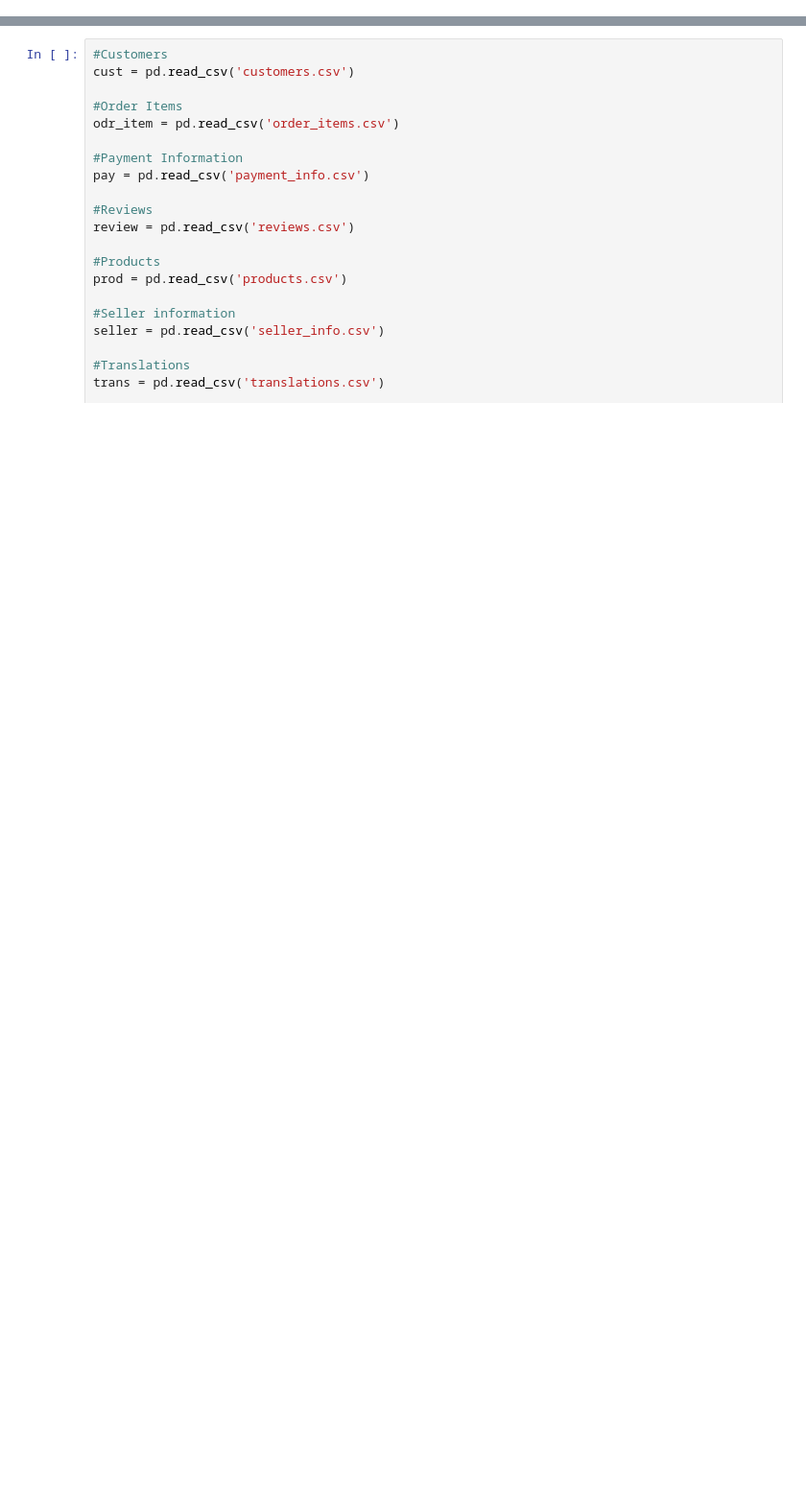
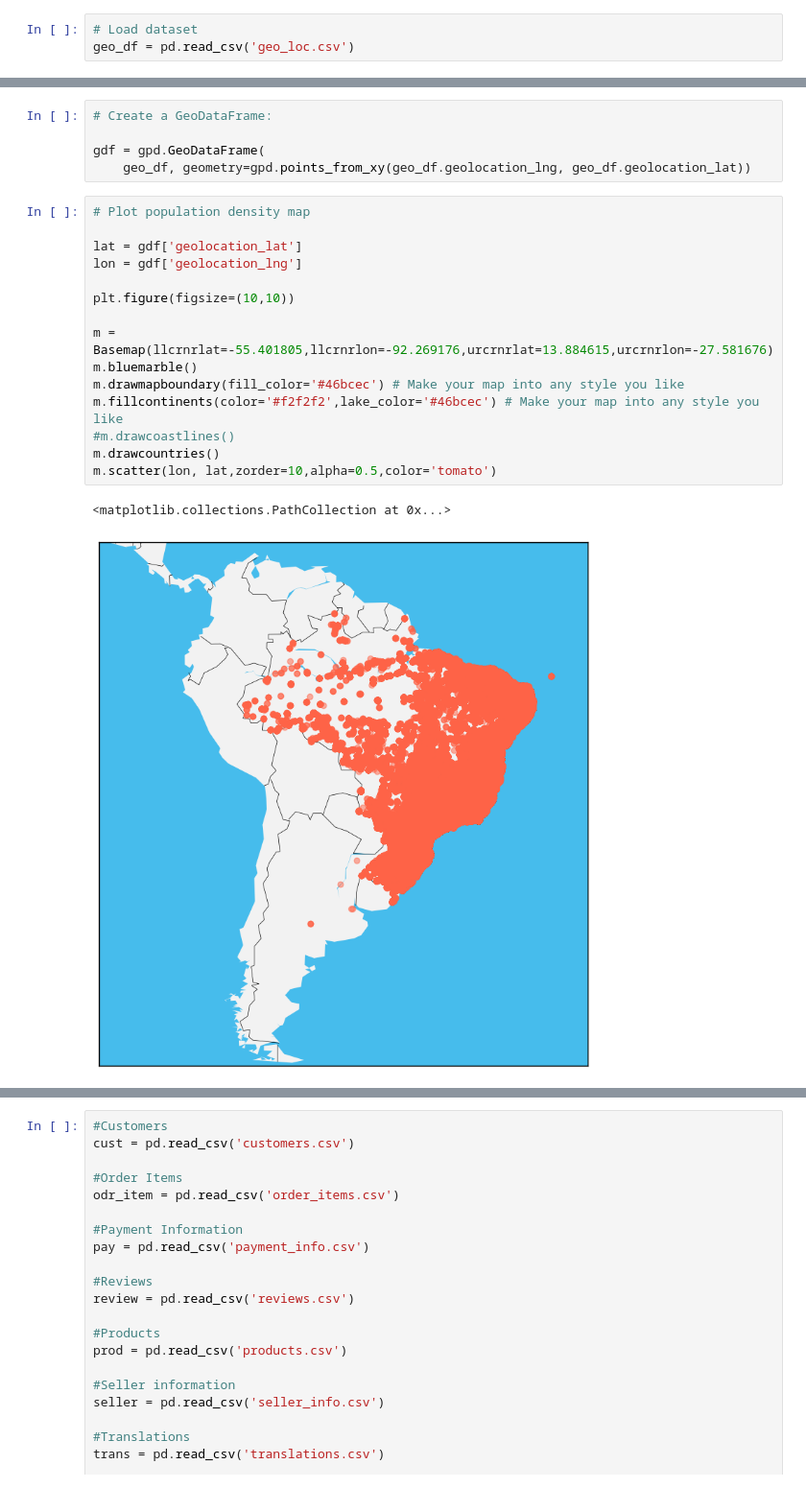
Before and after one commit to EngNormie/Projects-Portfolio, a Jupyter notebook: Projects/01 Data Analysis/1-3 Python EDA/A - Online Retail Analysis/retail_store_analysis.ipynb, the cells around one changed output, grey strips where cells are left out. Shown at 96% size. Cells and saved outputs as stored; diff of their text form; blank space fills up the shorter version.

Commit message:
I added new dataset folder and a notebook

```diff
--- a/Projects/01 Data Analysis/1-3 Python EDA/A - Online Retail Analysis/retail_store_analysis.ipynb
+++ b/Projects/01 Data Analysis/1-3 Python EDA/A - Online Retail Analysis/retail_store_analysis.ipynb
@@ -27,0 +68,3 @@ import numpy as np
+# %%
+# Load dataset
+geo_df = pd.read_csv('geo_loc.csv')
@@ -27,0 +98,23 @@ import numpy as np
+# %%
+# Create a GeoDataFrame:
+
+gdf = gpd.GeoDataFrame(
+    geo_df, geometry=gpd.points_from_xy(geo_df.geolocation_lng, geo_df.geolocation_lat))
+# %%
+# Plot population density map
+
+lat = gdf['geolocation_lat']
+lon = gdf['geolocation_lng']
+
+plt.figure(figsize=(10,10))
+
+m = Basemap(llcrnrlat=-55.401805,llcrnrlon=-92.269176,urcrnrlat=13.884615,urcrnrlon=-27.581676)
+m.bluemarble()
+m.drawmapboundary(fill_color='#46bcec') # Make your map into any style you like
+m.fillcontinents(color='#f2f2f2',lake_color='#46bcec') # Make your map into any style you like
+#m.drawcoastlines()
+m.drawcountries()
+m.scatter(lon, lat,zorder=10,alpha=0.5,color='tomato')
+# %% [output]
+<matplotlib.collections.PathCollection at 0x...>
+[figure, added]
```
Also changed, not shown: parts of 158 cells of this notebook, 17 other files.
